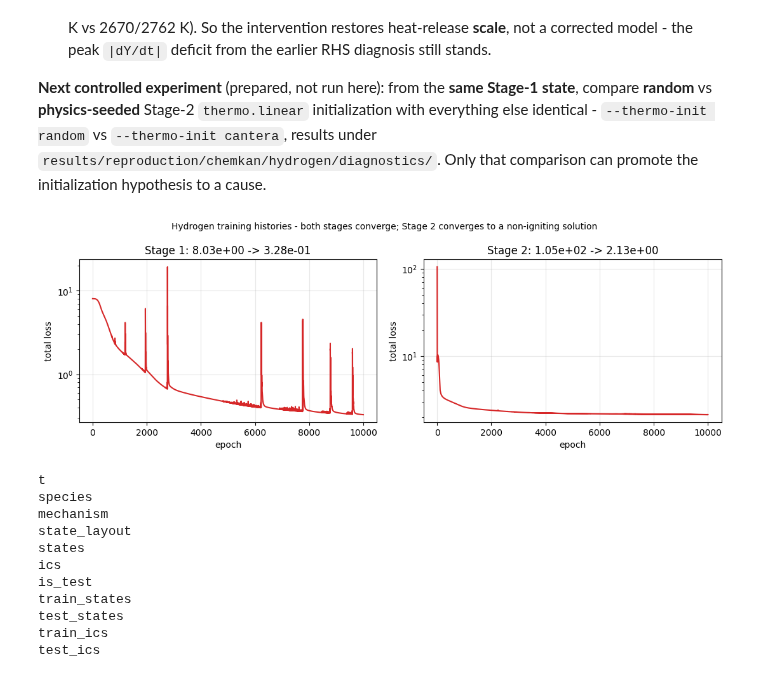
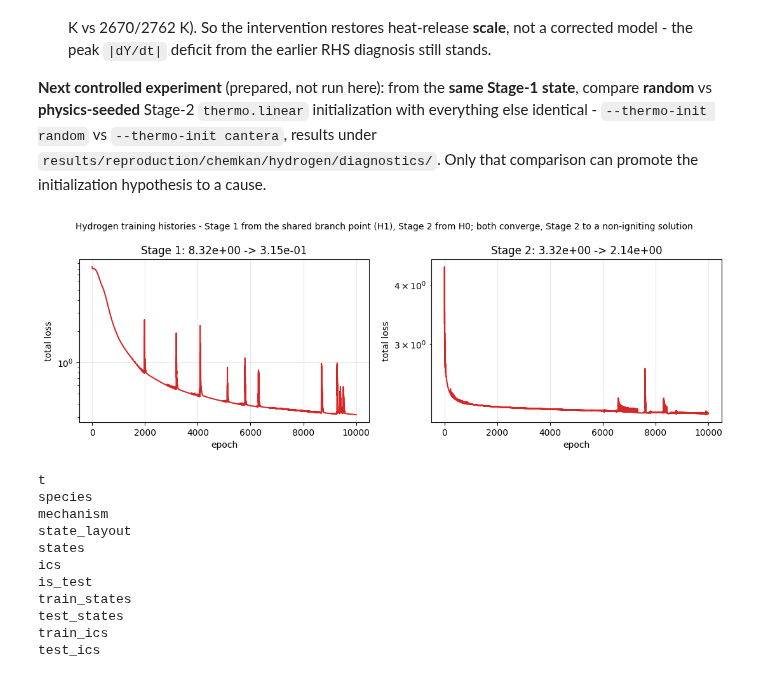
Before and after one commit to bnkglu/chemkan-tuwien, a Jupyter notebook: chemkan/notebooks/08_hydrogen_reproduction.ipynb, the cells around one changed output. Saved outputs shown, nothing was run; the diff lists cells and outputs as text; code cells hidden in the pictures.

```diff
--- a/chemkan/notebooks/08_hydrogen_reproduction.ipynb
+++ b/chemkan/notebooks/08_hydrogen_reproduction.ipynb
@@ -29,7 +29,14 @@ from chemkan.normalization import MinMaxNormalizer
 from evaluate_hydrogen import build_chemkan, solver_from_ckpt, integrate_hydrogen
 from _data import load_input_scaling
 
-RUN_DIR   = ROOT / "results/reproduction/chemkan/hydrogen/main/base_off_direct_autograd_seed0"
+# PRIMARY reproduction attempt: N=4 / base-ON, 344 parameters, default (random) thermo init.
+# It completed 10,000 Stage-2 epochs and FAILS to ignite; it is kept as the baseline anyway.
+_HYD = ROOT / "results/reproduction/chemkan/hydrogen/diagnostics/base_on_n4"
+RUN_DIR    = _HYD / "random_stage2_10000_seed0"          # H0
+STAGE1_DIR = _HYD / "stage1_seed0"                       # H1: the shared Stage-1 branch point
+COMPARE_DIR = _HYD / "normmatched_dir1_stage2_10000"     # Hnorm1: labelled init comparison
+# Historical N=5 / base-OFF run, kept under its own label and NOT the primary any more.
+HISTORICAL_RUN_DIR = ROOT / "results/reproduction/chemkan/hydrogen/main/base_off_direct_autograd_seed0"
 FIG_DIR   = ROOT / "results/reproduction/figures/hydrogen"
 TABLE_DIR = ROOT / "results/reproduction/tables"
 SAVE_FIGURES, SAVE_TABLES = True, True
@@ -50,7 +57,9 @@ n_params = sum(p.numel() for p in model.parameters() if p.requires_grad)
 
 print("run_id      :", ckpt.get("run_id"))
 print("parameters  :", n_params, "(paper: 344)")
-print("architecture:", ckpt["architecture"])
+print("architecture:", ckpt["architecture"], "  (N=4 / base-ON reading)")
+print("stage-1 from :", ckpt.get("stage1_temperature", {}).get("source"), "| thermo init:",
+      (ckpt.get("thermo_init") or {}).get("thermo_init"))
 print("pinn        :", ckpt.get("pinn"))
 print("solver      :", solver)
 # %% [output]
@@ -135,7 +149,8 @@ the observed temperature **supplied**, so a low Stage-1 loss does not imply the
 initiate ignition on its own.
 # %%
 for stage in (1, 2):
-    f = RUN_DIR / f"history_stage{stage}.csv"
+    # Stage 1 was trained once and shared: H0 branches from it and stores only Stage 2.
+    f = (STAGE1_DIR if stage == 1 else RUN_DIR) / f"history_stage{stage}.csv"
     if not f.exists():
         print(f"stage {stage}: no history file")
         continue
@@ -1052,19 +1067,20 @@ initialization hypothesis to a cause.
 # %%
 fig, ax = plt.subplots(1, 2, figsize=(11, 3.8))
 for k, stage in enumerate((1, 2)):
-    rows = list(csv.DictReader((RUN_DIR / f"history_stage{stage}.csv").open()))
+    src = STAGE1_DIR if stage == 1 else RUN_DIR
+    rows = list(csv.DictReader((src / f"history_stage{stage}.csv").open()))
     loss = [float(r["total_loss"]) for r in rows]
     ax[k].semilogy(loss, color="tab:red")
     ax[k].set_xlabel("epoch"); ax[k].set_ylabel("total loss"); ax[k].grid(alpha=.3)
     ax[k].set_title(f"Stage {stage}: {loss[0]:.2e} -> {loss[-1]:.2e}")
-fig.suptitle("Hydrogen training histories - both stages converge; "
-             "Stage 2 converges to a non-igniting solution", fontsize=10)
+fig.suptitle("Hydrogen training histories - Stage 1 from the shared branch point (H1), "
+             "Stage 2 from H0; both converge, Stage 2 to a non-igniting solution", fontsize=10)
 fig.tight_layout()
 if SAVE_FIGURES:
     fig.savefig(FIG_DIR / "hydrogen_training_histories.png", dpi=300, bbox_inches="tight")
 plt.show()
 # %% [output]
-[figure, old version]
+[figure, new version]
 # %%
 for k in npz.keys():
     print(k)
```
Also changed, not shown: parts of 32 cells of this notebook, 1 other file.
